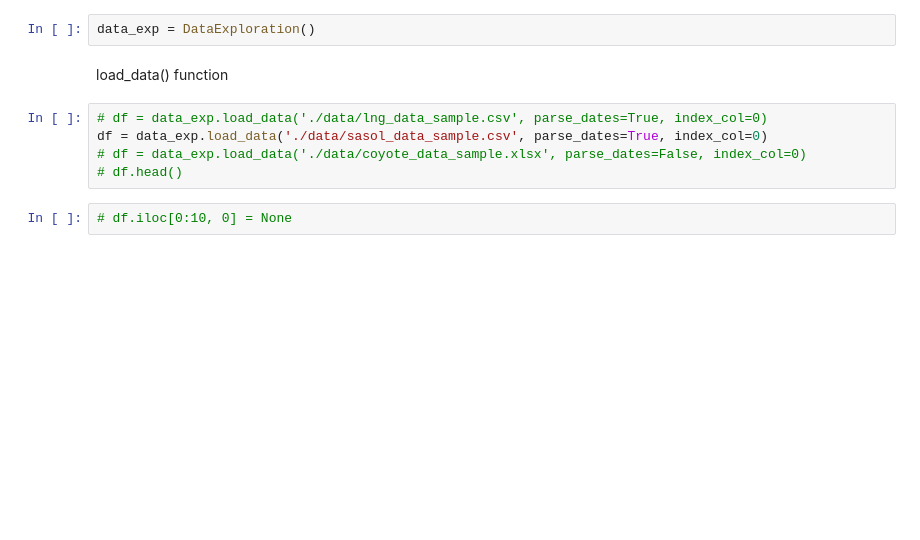
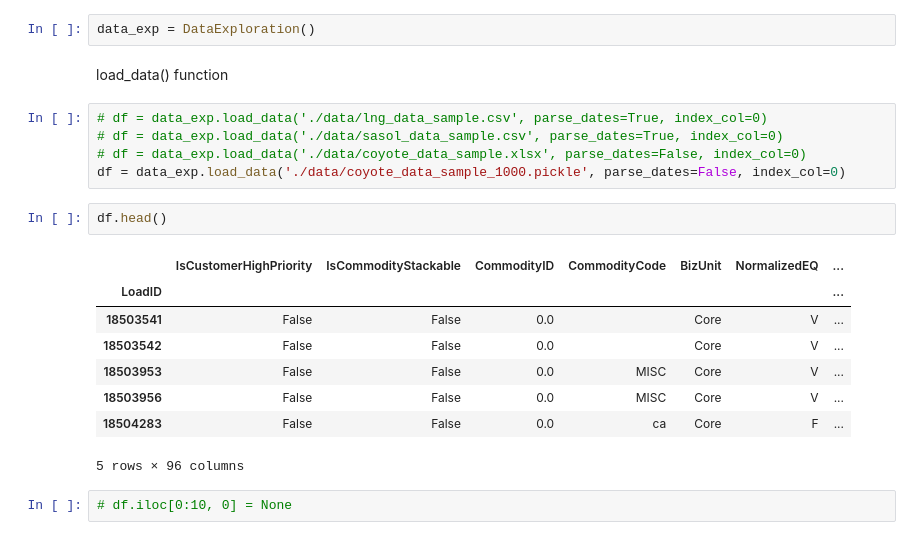
Before and after one commit to Rain-Elutions/Data-Processing-Automation, a Jupyter notebook: test.ipynb, the cells around one changed output. Saved outputs shown, nothing was run; the diff lists cells and outputs as text; blank space fills up the shorter version.

Commit message:
update Data Exploration class

```diff
--- a/test.ipynb
+++ b/test.ipynb
@@ -16,9 +21,20 @@ data_exp = DataExploration()
 load_data() function
 # %%
 # df = data_exp.load_data('./data/lng_data_sample.csv', parse_dates=True, index_col=0)
-df = data_exp.load_data('./data/sasol_data_sample.csv', parse_dates=True, index_col=0)
+# df = data_exp.load_data('./data/sasol_data_sample.csv', parse_dates=True, index_col=0)
 # df = data_exp.load_data('./data/coyote_data_sample.xlsx', parse_dates=False, index_col=0)
-# df.head()
+df = data_exp.load_data('./data/coyote_data_sample_1000.pickle', parse_dates=False, index_col=0)
+# %%
+df.head()
+# %% [output]
+|  | IsCustomerHighPriority | IsCommodityStackable | CommodityID | CommodityCode | BizUnit | NormalizedEQ | ... |
+| LoadID |  |  |  |  |  |  | ... |
+| 18503541 | False | False | 0.0 |  | Core | V | ... |
+| 18503542 | False | False | 0.0 |  | Core | V | ... |
+| 18503953 | False | False | 0.0 | MISC | Core | V | ... |
+| 18503956 | False | False | 0.0 | MISC | Core | V | ... |
+| 18504283 | False | False | 0.0 | ca | Core | F | ... |
+5 rows × 96 columns
 # %%
 # df.iloc[0:10, 0] = None
 # %% [markdown]
```
Also changed, not shown: parts of 2 cells of this notebook, 3 other files.
